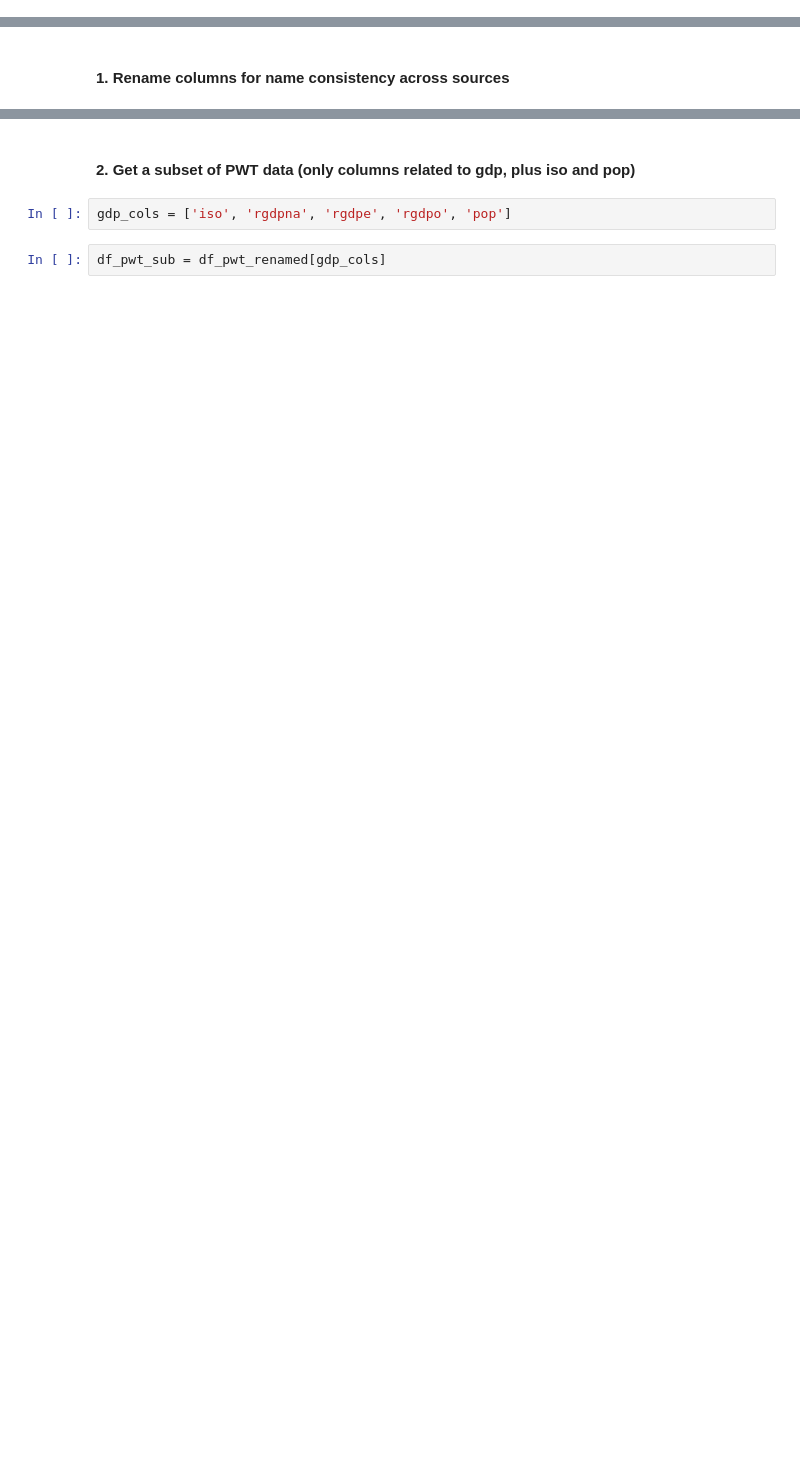
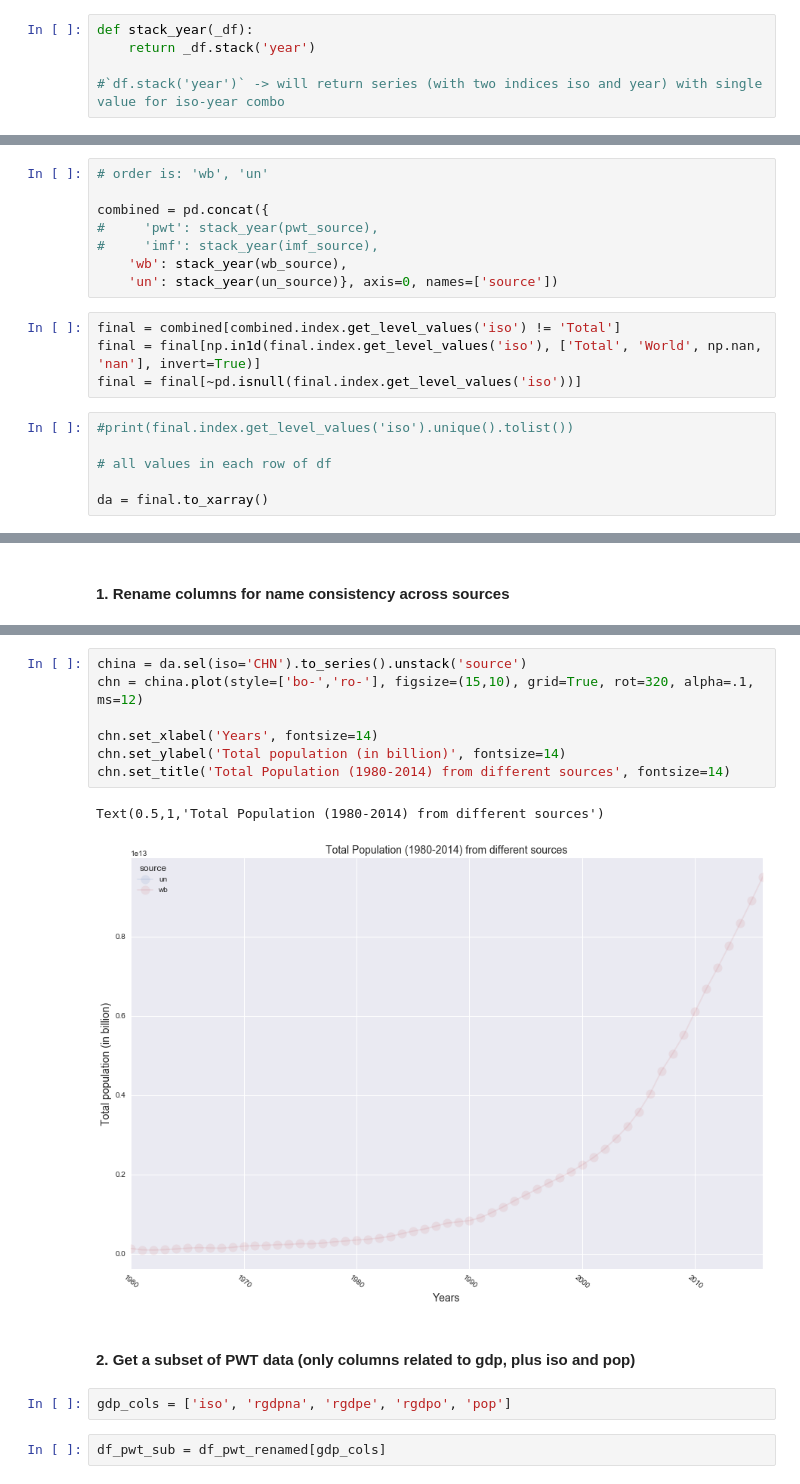
Before and after one commit to moonlimb/zerg, a Jupyter notebook: analysis/compare_gdp_data.ipynb, the cells around one changed output, grey strips where cells are left out. Saved outputs shown, nothing was run; the diff lists cells and outputs as text; blank space fills up the shorter version.

```diff
--- a/analysis/compare_gdp_data.ipynb
+++ b/analysis/compare_gdp_data.ipynb
@@ -329,3 +442,8 @@ df_wb_iso = set_col_as_index(df_wb, 'Country Code')
+# %%
+def stack_year(_df):
+    return _df.stack('year')
+
+#`df.stack('year')` -> will return series (with two indices iso and year) with single value for iso-year combo
 # %% [markdown]
 #### Data prepping (PWT):
 
@@ -336,0 +486,18 @@ df_wb_iso = set_col_as_index(df_wb, 'Country Code')
+# %%
+# order is: 'wb', 'un'
+
+combined = pd.concat({
+#     'pwt': stack_year(pwt_source),
+#     'imf': stack_year(imf_source),
+    'wb': stack_year(wb_source),
+    'un': stack_year(un_source)}, axis=0, names=['source'])
+# %%
+final = combined[combined.index.get_level_values('iso') != 'Total']
+final = final[np.in1d(final.index.get_level_values('iso'), ['Total', 'World', np.nan, 'nan'], invert=True)]
+final = final[~pd.isnull(final.index.get_level_values('iso'))]
+# %%
+#print(final.index.get_level_values('iso').unique().tolist())
+
+# all values in each row of df
+
+da = final.to_xarray()
@@ -341,3 +617,13 @@ df_pwt_renamed = df_pwt_real_m.rename(index=str, columns={'countrycode': 'iso',
+# %%
+china = da.sel(iso='CHN').to_series().unstack('source')
+chn = china.plot(style=['bo-','ro-'], figsize=(15,10), grid=True, rot=320, alpha=.1, ms=12)
+
+chn.set_xlabel('Years', fontsize=14)
+chn.set_ylabel('Total population (in billion)', fontsize=14)
+chn.set_title('Total Population (1980-2014) from different sources', fontsize=14)
+# %% [output]
+Text(0.5,1,'Total Population (1980-2014) from different sources')
+[figure, added]
 # %% [markdown]
 #### 2. Get a subset of PWT data (only columns related to gdp, plus iso and pop)
 # %%
```
Also changed, not shown: parts of 77 cells of this notebook, 1 other file.
